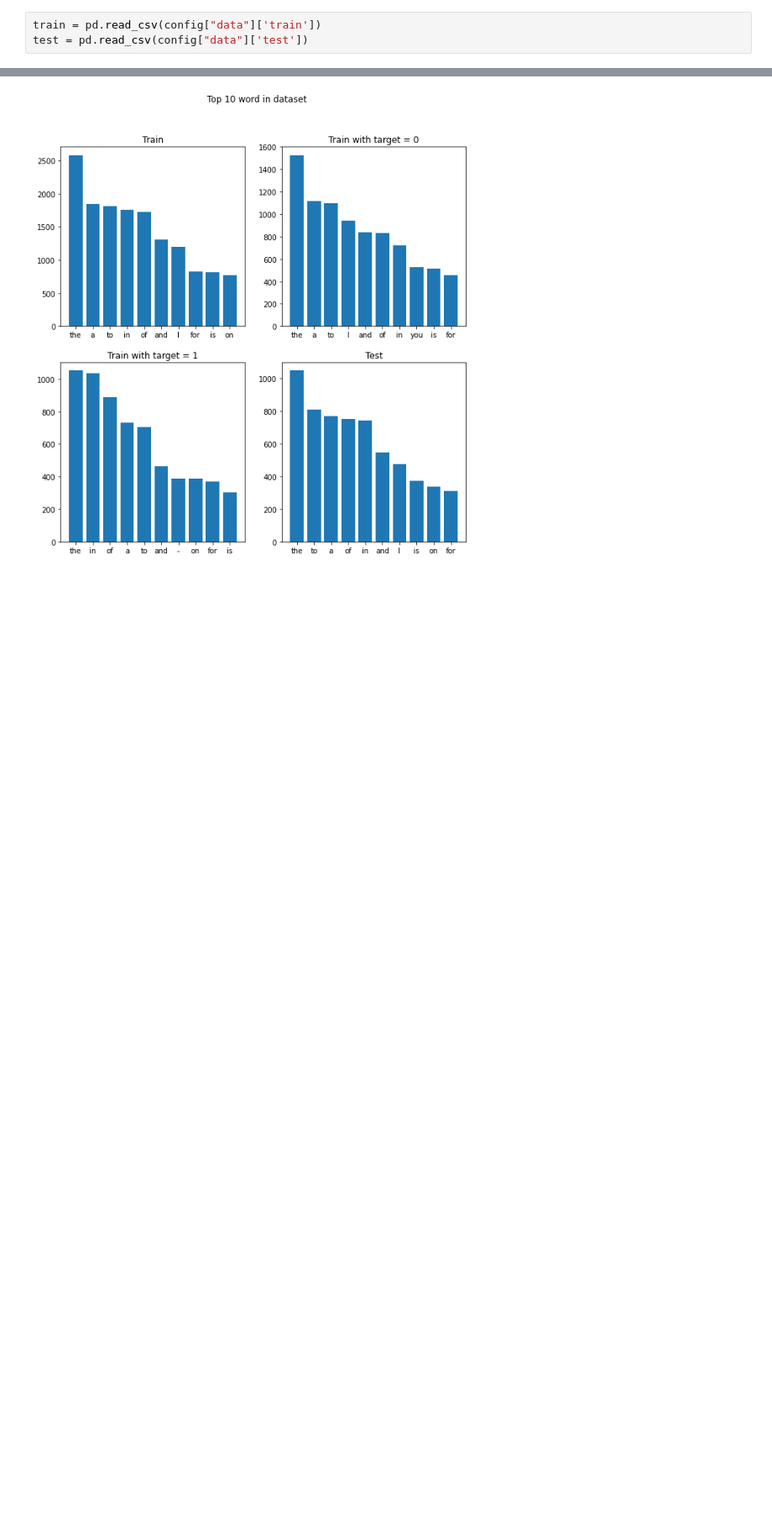
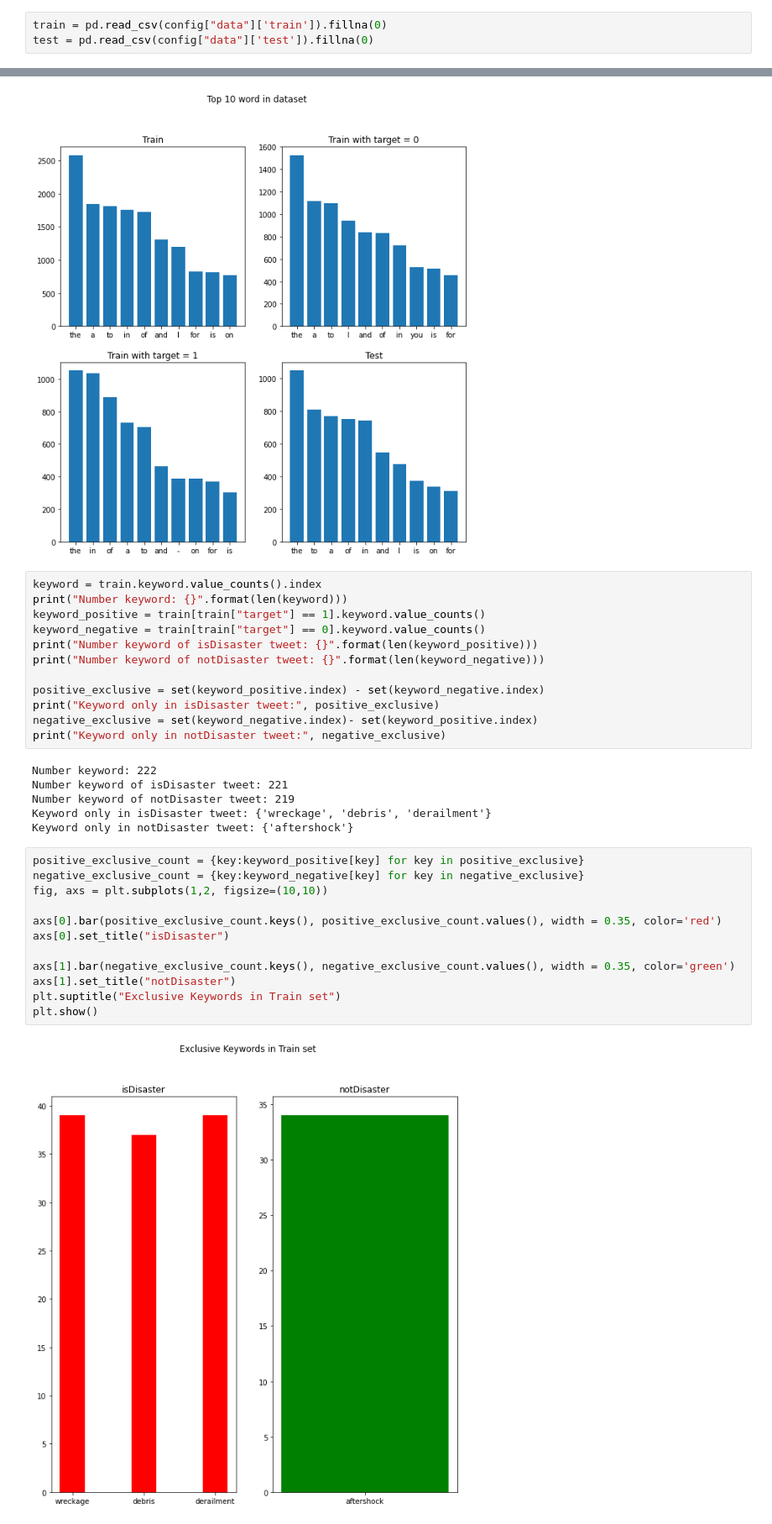
Before and after one commit to nqbao11/NLP_Disaster, a Jupyter notebook: src/EDA.ipynb, the cells around one changed output, grey strips where cells are left out. Shown at 84% size. Cells and saved outputs as stored; diff of their text form; blank space fills up the shorter version.

Commit message:
update EDA keyword location insight

```diff
--- a/src/EDA.ipynb
+++ b/src/EDA.ipynb
@@ -13,8 +14,8 @@ with open("config.yaml","r") as f:
     config = yaml.safe_load(f)
 stopwords = set(stopwords.words('english'))
 # %%
-train = pd.read_csv(config["data"]['train'])
-test = pd.read_csv(config["data"]['test'])
+train = pd.read_csv(config["data"]['train']).fillna(0)
+test = pd.read_csv(config["data"]['test']).fillna(0)
 # %%
 train.sample(n=5)
 # %% [output]
@@ -159,3 +160,35 @@ axs[1,1].set_title("Test")
 plt.show()
 # %% [output]
 [figure]
+# %%
+keyword = train.keyword.value_counts().index
+print("Number keyword: {}".format(len(keyword)))
+keyword_positive = train[train["target"] == 1].keyword.value_counts()
+keyword_negative = train[train["target"] == 0].keyword.value_counts()
+print("Number keyword of isDisaster tweet: {}".format(len(keyword_positive)))
+print("Number keyword of notDisaster tweet: {}".format(len(keyword_negative)))
+
+positive_exclusive = set(keyword_positive.index) - set(keyword_negative.index)
+print("Keyword only in isDisaster tweet:", positive_exclusive)
+negative_exclusive = set(keyword_negative.index)- set(keyword_positive.index)
+print("Keyword only in notDisaster tweet:", negative_exclusive)
+# %% [output]
+Number keyword: 222
+Number keyword of isDisaster tweet: 221
+Number keyword of notDisaster tweet: 219
+Keyword only in isDisaster tweet: {'wreckage', 'debris', 'derailment'}
+Keyword only in notDisaster tweet: {'aftershock'}
+# %%
+positive_exclusive_count = {key:keyword_positive[key] for key in positive_exclusive}
+negative_exclusive_count = {key:keyword_negative[key] for key in negative_exclusive}
+fig, axs = plt.subplots(1,2, figsize=(10,10))
+
+axs[0].bar(positive_exclusive_count.keys(), positive_exclusive_count.values(), width = 0.35, color='red')
+axs[0].set_title("isDisaster")
+
+axs[1].bar(negative_exclusive_count.keys(), negative_exclusive_count.values(), width = 0.35, color='green')
+axs[1].set_title("notDisaster")
+plt.suptitle("Exclusive Keywords in Train set")
+plt.show()
+# %% [output]
+[figure, added]
```
Also changed, not shown: parts of 6 cells of this notebook.
